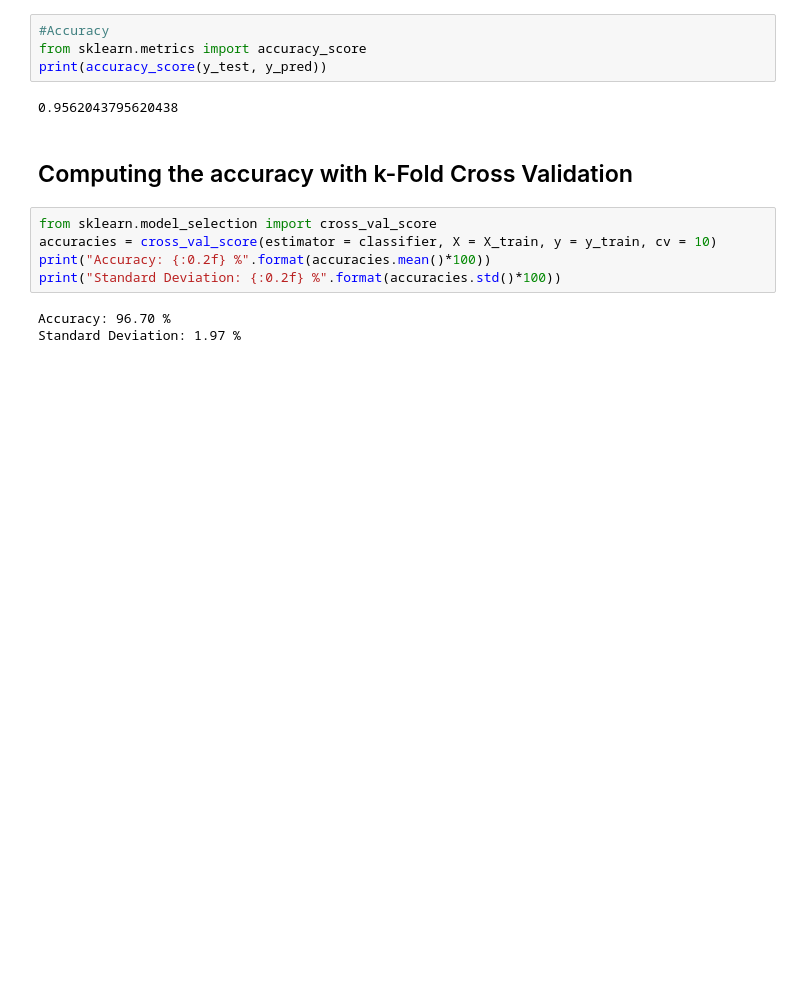
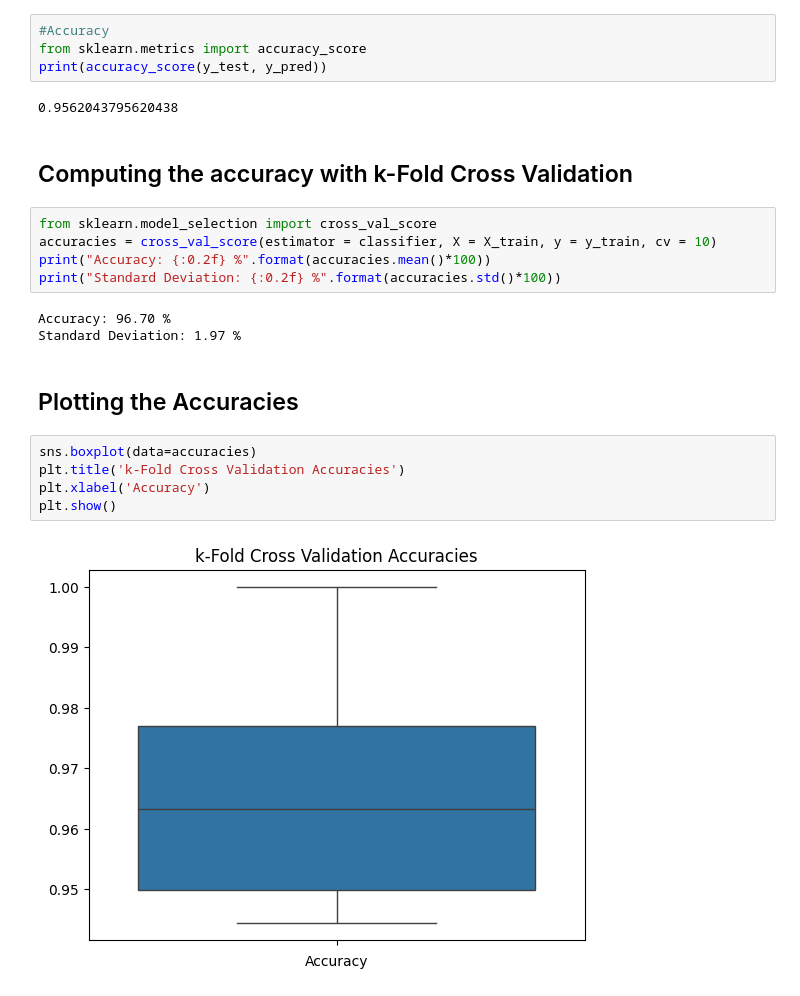
Before and after one commit to SamamaSaleem/Breast-Cancer-Detection-using-Logistic-Regression, a Jupyter notebook: Logistic_Regression.ipynb, the cells around one changed output. Saved outputs shown, nothing was run; the diff lists cells and outputs as text; blank space fills up the shorter version.

```diff
--- a/Logistic_Regression.ipynb
+++ b/Logistic_Regression.ipynb
@@ -55,3 +89,12 @@ print("Standard Deviation: {:0.2f} %".format(accuracies.std()*100))
 # %% [output]
 Accuracy: 96.70 %
 Standard Deviation: 1.97 %
+# %% [markdown]
+## Plotting the Accuracies
+# %%
+sns.boxplot(data=accuracies)
+plt.title('k-Fold Cross Validation Accuracies')
+plt.xlabel('Accuracy')
+plt.show()
+# %% [output]
+[figure, added]
```
Also changed, not shown: parts of 6 cells of this notebook.
